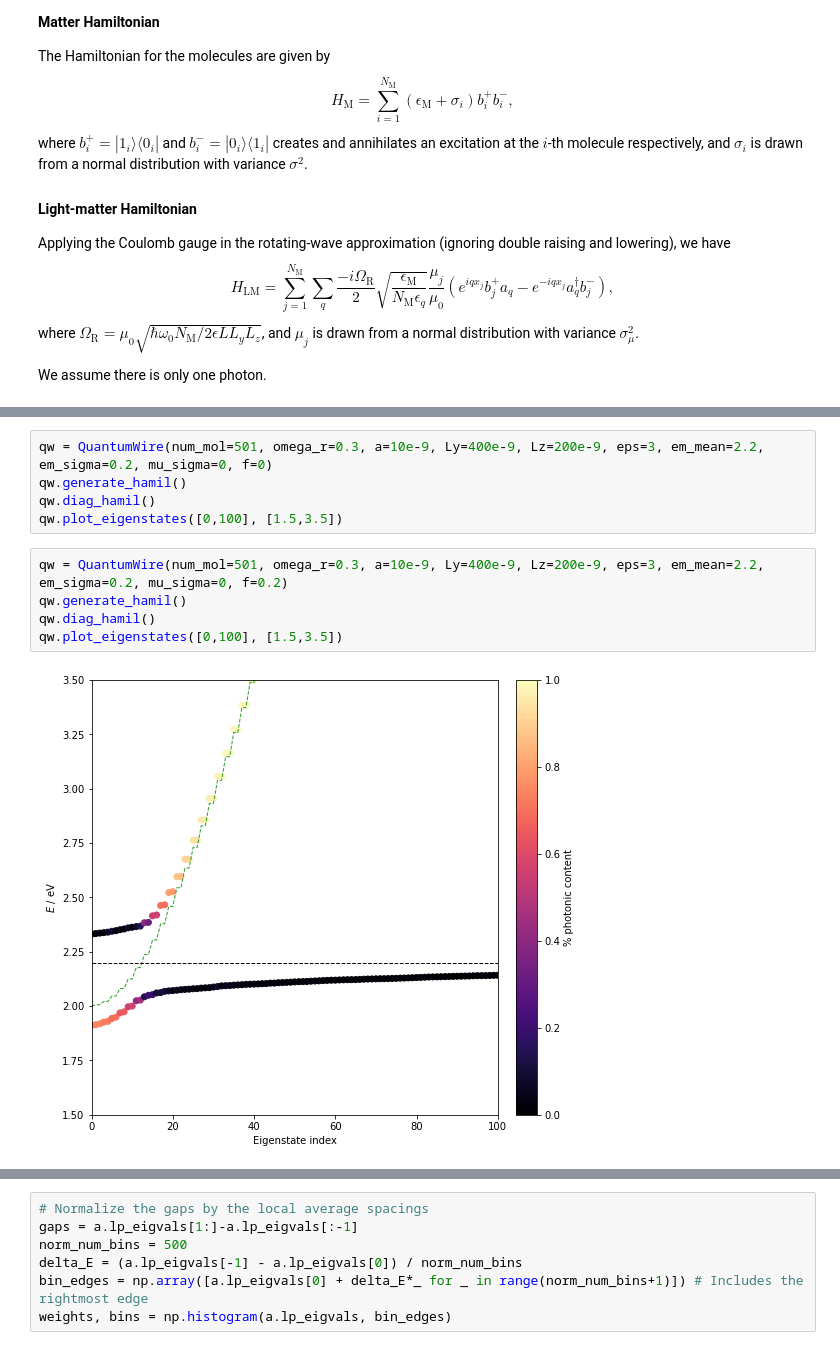
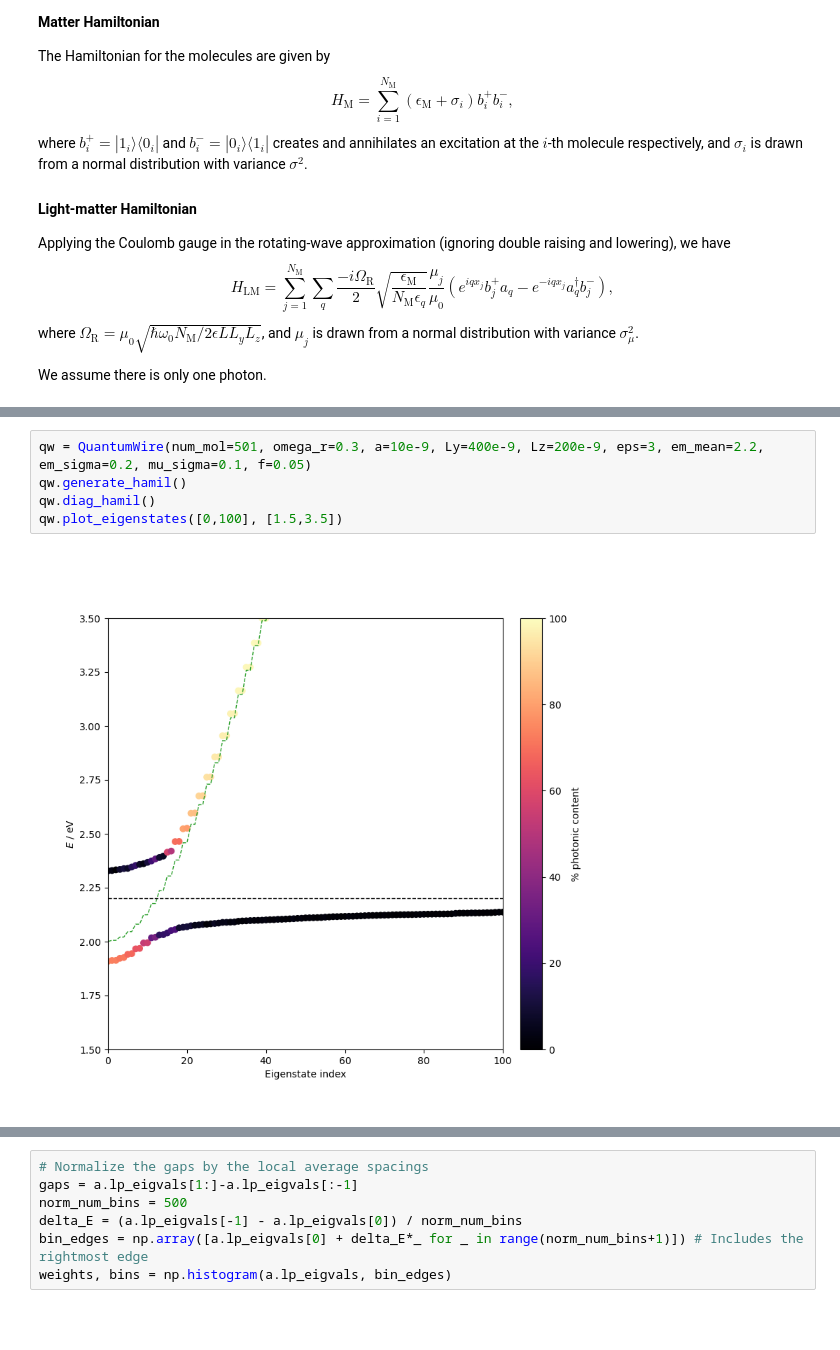
Before and after one commit to brianz98/eigenstate-thermolization, a Jupyter notebook: eigenstate-thermolization.ipynb, the cells around one changed output, grey strips where cells are left out. Saved outputs shown, nothing was run; the diff lists cells and outputs as text; blank space fills up the shorter version.

```diff
--- a/eigenstate-thermolization.ipynb
+++ b/eigenstate-thermolization.ipynb
@@ -203,14 +222,9 @@ And the eigenvalues and eigenvectors can be accessed by `qw.eigvals` and `qw.eig
 
 The lower/upper polariton bands can be plotted, together with their photonic contents:
 # %%
-qw = QuantumWire(num_mol=501, omega_r=0.3, a=10e-9, Ly=400e-9, Lz=200e-9, eps=3, em_mean=2.2, em_sigma=0.2, mu_sigma=0, f=0)
+qw = QuantumWire(num_mol=501, omega_r=0.3, a=10e-9, Ly=400e-9, Lz=200e-9, eps=3, em_mean=2.2, em_sigma=0.2, mu_sigma=0.1, f=0.05)
 qw.generate_hamil()
 qw.diag_hamil()
 qw.plot_eigenstates([0,100], [1.5,3.5])
+# %% [output]
+[figure, added]
-# %%
-qw = QuantumWire(num_mol=501, omega_r=0.3, a=10e-9, Ly=400e-9, Lz=200e-9, eps=3, em_mean=2.2, em_sigma=0.2, mu_sigma=0, f=0.2)
-qw.generate_hamil()
-qw.diag_hamil()
-qw.plot_eigenstates([0,100], [1.5,3.5])
-# %% [output]
-[figure, removed]
```
Also changed, not shown: parts of 21 cells of this notebook.
